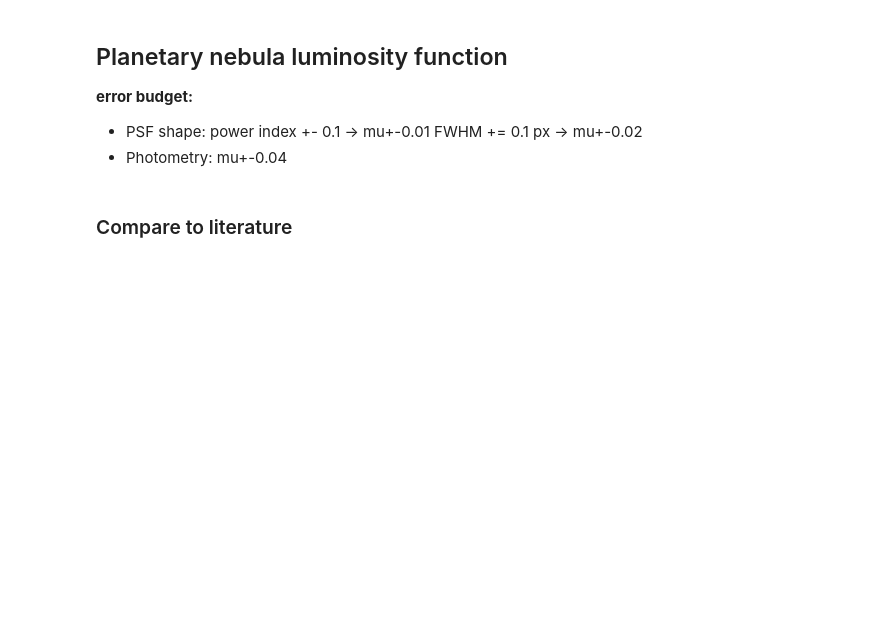
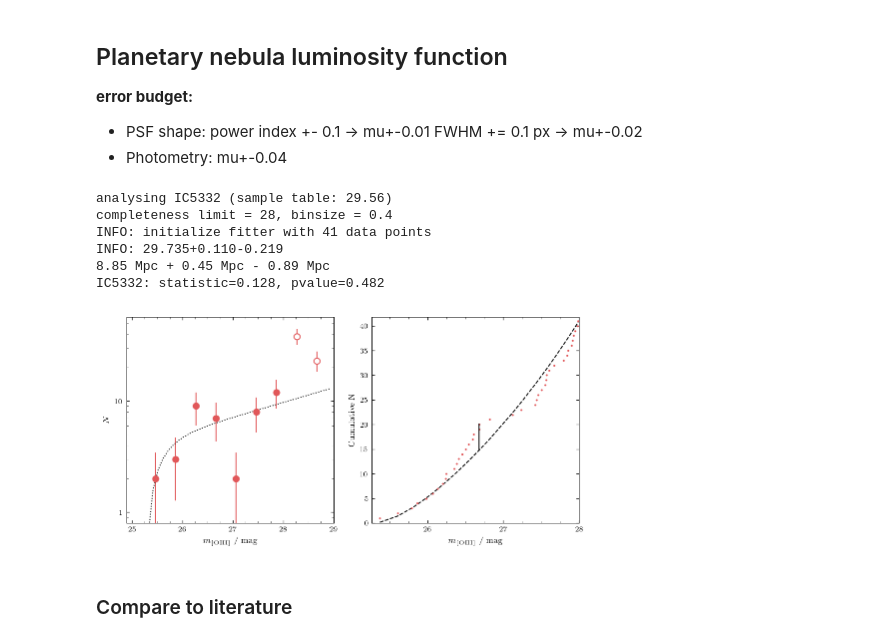
Before and after one commit to fschmnn/pnlf, a Jupyter notebook: notebooks/Project1 PNLF production.ipynb, the cells around one changed output. Cells and saved outputs as stored; diff of their text form; code cells hidden in the pictures; blank space fills up the shorter version.

```diff
--- a/notebooks/Project1 PNLF production.ipynb
+++ b/notebooks/Project1 PNLF production.ipynb
@@ -261,35 +356,38 @@ tbl['overluminous'][indices]=True
              FWHM += 0.1 px -> mu+-0.02
 * Photometry: mu+-0.04
 # %%
-from pnlf.analyse import MaximumLikelihood1D, PNLF, pnlf
+from pnlf.analyse import MaximumLikelihood1D, pnlf, cdf
 from pnlf.plot.pnlf import plot_pnlf
 from pnlf.auxiliary import mu_to_parsec
+from scipy.stats import kstest
 
-dPSF = getattr(galaxy,'dFWHM',0.05)
-binsize = galaxy.binsize
+binsize = 0.4 #galaxy.binsize
 
 criteria = c_shape & (c_PN) & c_detec & ~tbl['exclude'] & ~tbl['overluminous']
 data = tbl[np.where(criteria & c_limit)]['mOIII']
 err = tbl[np.where(criteria & c_limit)]['dmOIII']
 
-print(f'analysing {galaxy.name}')
+print(f'analysing {galaxy.name} (sample table: {parameters[name]["mu"]})')
 print(f'completeness limit = {galaxy.completeness_limit}, binsize = {binsize}')
-fitter = MaximumLikelihood1D(pnlf,data,mhigh=galaxy.completeness_limit,Mmax=-4.47)
+fitter = MaximumLikelihood1D(pnlf,data,err=err,mhigh=galaxy.completeness_limit,Mmax=-4.47)
 galaxy.mu,mu_p,mu_m = fitter([29])
-mu_p = np.sqrt(mu_p**2+np.nanmean(err)**2+dPSF**2)
-mu_m = np.sqrt(mu_m**2+np.nanmean(err)**2+dPSF**2)
+#mu_p, mu_m = [np.sqrt(err_m**2+np.nanmean(err)**2+dPSF**2) for err_m in [mu_p, mu_m]]
 
-print(f'sample table: {parameters[name]["mu"]}')
 d,(dp,dm)=mu_to_parsec(galaxy.mu,[mu_p,mu_m])
 print('{:.2f} + {:.2f} - {:.2f}'.format(d,dp,dm))
-#print('{:.2f} + {:.2f} - {:.2f}'.format(*mu_to_parsec(galaxy.mu,[dp,dm])))
 
 #Plot PNLF
 filename = basedir / 'reports' / f'{galaxy.name}' / f'{galaxy.name}_PNLF'
-axes = plot_pnlf(tbl[criteria]['mOIII'],
-                 galaxy.mu,
-                 galaxy.completeness_limit,
-                 binsize=binsize,
-                 mhigh=29,
-                 #filename=filename,
-                 color=tab10[0])
+axes = plot_pnlf(tbl[criteria]['mOIII'],galaxy.mu,galaxy.completeness_limit,
+                 binsize=binsize,mhigh=29,filename=filename,color=tab10[0])
+
+ks,pv = kstest(data,cdf,args=(galaxy.mu,galaxy.completeness_limit))
+print(f'{galaxy.name}: statistic={ks:.3f}, pvalue={pv:.3f}')
+# %% [output]
+analysing IC5332 (sample table: 29.56)
+completeness limit = 28, binsize = 0.4
+INFO: initialize fitter with 41 data points
+INFO: 29.735+0.110-0.219
+8.85 Mpc + 0.45 Mpc - 0.89 Mpc
+IC5332: statistic=0.128, pvalue=0.482
+[figure, added]
```
Also changed, not shown: parts of 33 cells of this notebook, 23 other files.
